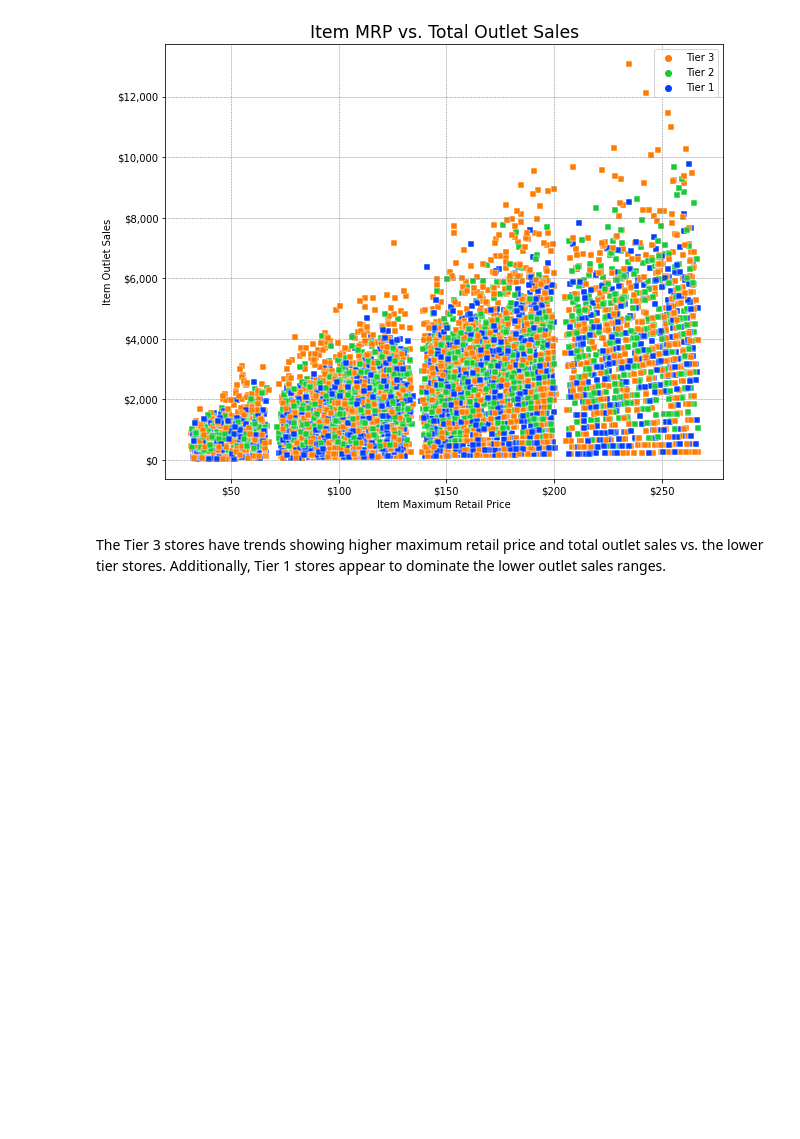
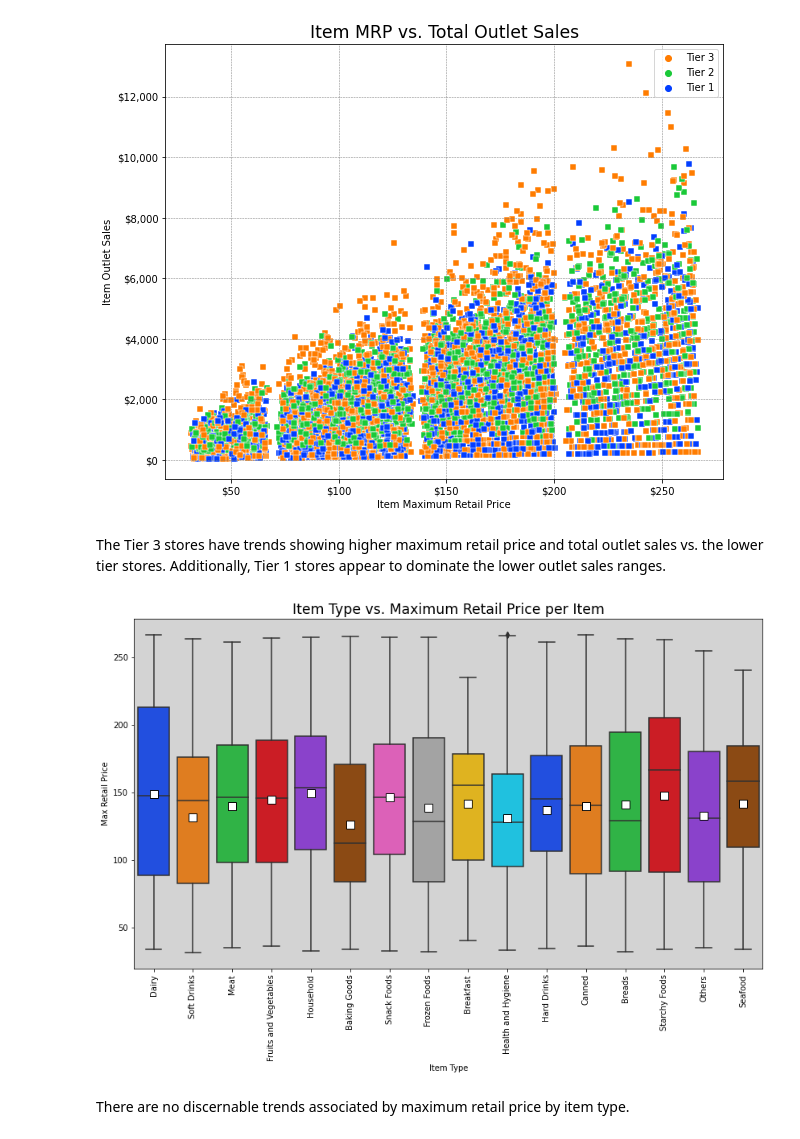
Before and after one commit to craiggossen/Projects, a Jupyter notebook: food_sales_predictions.ipynb, the cells around one changed output. Cells and saved outputs as stored; diff of their text form; code cells hidden in the pictures; blank space fills up the shorter version.

```diff
--- a/food_sales_predictions.ipynb
+++ b/food_sales_predictions.ipynb
@@ -415,3 +412,28 @@ plt.show()
 [figure]
 # %% [markdown]
 The Tier 3 stores have trends showing higher maximum retail price and total outlet sales vs. the lower tier stores. Additionally, Tier 1 stores appear to dominate the lower outlet sales ranges.
+# %%
+#Boxplot
+fig,ax = plt.subplots(figsize=(14, 8))
+sns.boxplot(data = df,
+            x = 'Item_Type',
+            y = 'Item_MRP',
+            palette = 'bright',
+            showmeans = True,
+            meanprops = {'marker':"s",
+                         "markersize":'10',
+                         'markerfacecolor':'w',
+                         'markeredgecolor':'k'});
+
+plt.xticks(rotation = 90)
+ax.set_xlabel('Item Type')
+ax.set_ylabel('Max Retail Price')
+ax.set_title('Item Type vs. Maximum Retail Price per Item', size = 'xx-large')
+
+ax.set_fc('lightgray')
+
+plt.show()
+# %% [output]
+[figure, added]
+# %% [markdown]
+There are no discernable trends associated by maximum retail price by item type.
```
Also changed, not shown: parts of 2 cells of this notebook.
